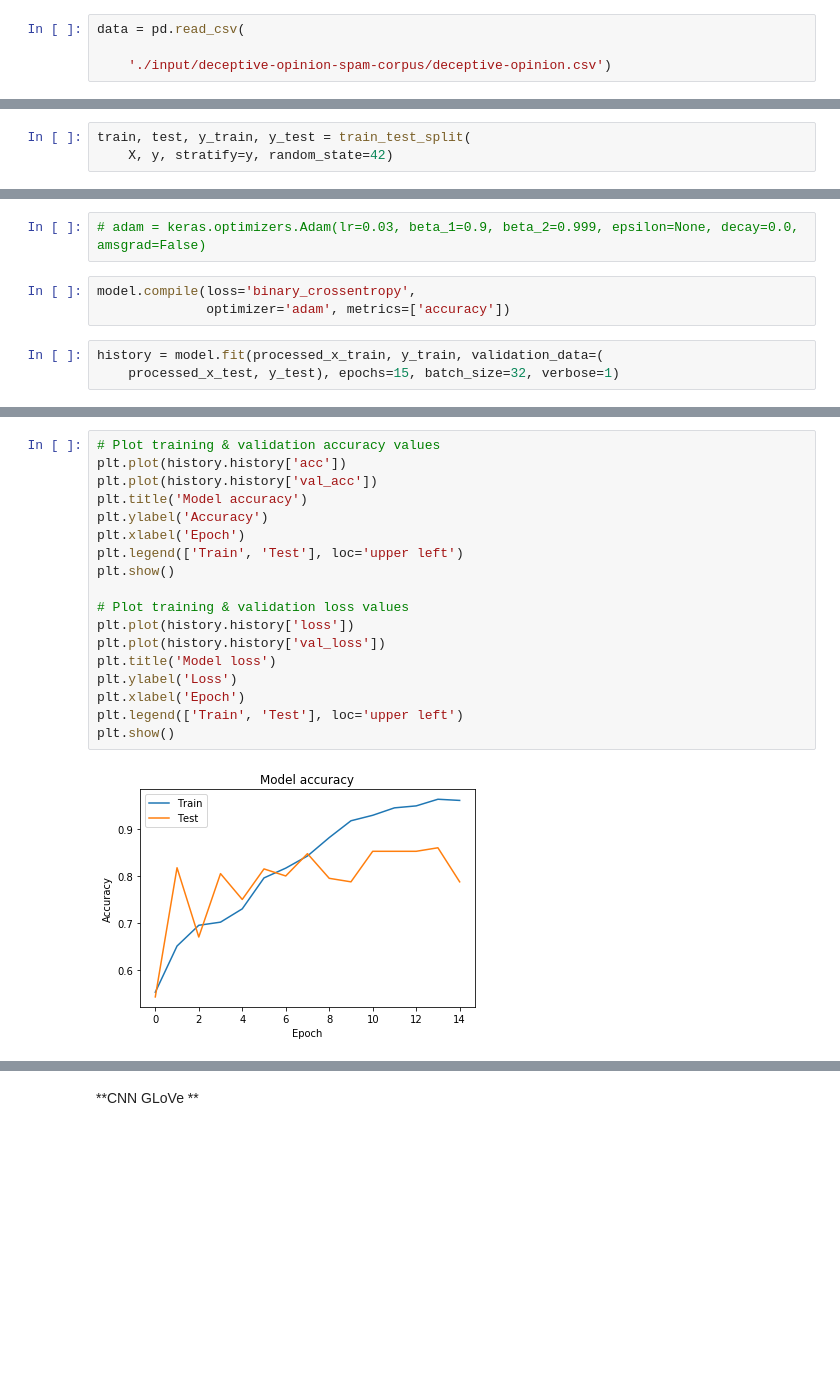
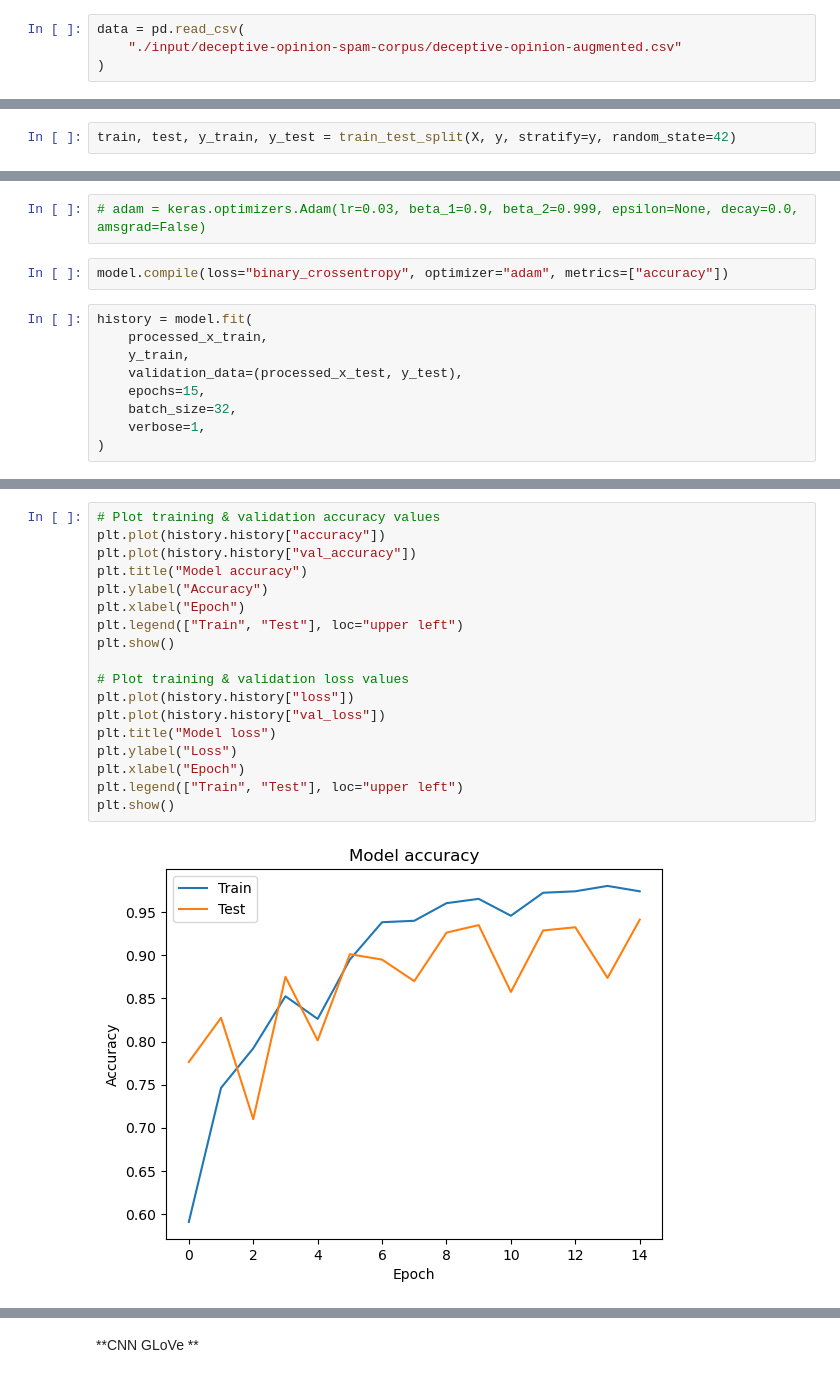
Before and after one commit to MaddogQ/SpamClassification, a Jupyter notebook: LSTM-Conv1D-glove100D.ipynb, the cells around one changed output, grey strips where cells are left out. Cells and saved outputs as stored; diff of their text form; blank space fills up the shorter version.

Commit message:
update: run on augmented data

```diff
--- a/LSTM-Conv1D-glove100D.ipynb
+++ b/LSTM-Conv1D-glove100D.ipynb
@@ -39,8 +42,8 @@ from keras.callbacks import EarlyStopping
 from keras.regularizers import l2
 # %%
 data = pd.read_csv(
-
-    './input/deceptive-opinion-spam-corpus/deceptive-opinion.csv')
+    "./input/deceptive-opinion-spam-corpus/deceptive-opinion-augmented.csv"
+)
 # %%
 data.head()
 # %% [output]
@@ -211,6 +232,5 @@ def text_to_wordlist(text):
 # %%
 X = X.map(lambda a: text_to_wordlist(a))
 # %%
-train, test, y_train, y_test = train_test_split(
-    X, y, stratify=y, random_state=42)
+train, test, y_train, y_test = train_test_split(X, y, stratify=y, random_state=42)
 # %%
@@ -345,10 +385,15 @@ _________________________________________________________________
 # %%
 # adam = keras.optimizers.Adam(lr=0.03, beta_1=0.9, beta_2=0.999, epsilon=None, decay=0.0, amsgrad=False)
 # %%
-model.compile(loss='binary_crossentropy',
-              optimizer='adam', metrics=['accuracy'])
+model.compile(loss="binary_crossentropy", optimizer="adam", metrics=["accuracy"])
 # %%
-history = model.fit(processed_x_train, y_train, validation_data=(
-    processed_x_test, y_test), epochs=15, batch_size=32, verbose=1)
+history = model.fit(
+    processed_x_train,
+    y_train,
+    validation_data=(processed_x_test, y_test),
+    epochs=15,
+    batch_size=32,
+    verbose=1,
+)
 # %% [output]
 Epoch 1/15
@@ -363,20 +423,20 @@ model.evaluate(processed_x_test, y_test)
 # %%
 # Plot training & validation accuracy values
-plt.plot(history.history['acc'])
-plt.plot(history.history['val_acc'])
-plt.title('Model accuracy')
-plt.ylabel('Accuracy')
-plt.xlabel('Epoch')
-plt.legend(['Train', 'Test'], loc='upper left')
+plt.plot(history.history["accuracy"])
+plt.plot(history.history["val_accuracy"])
+plt.title("Model accuracy")
+plt.ylabel("Accuracy")
+plt.xlabel("Epoch")
+plt.legend(["Train", "Test"], loc="upper left")
 plt.show()
 
 # Plot training & validation loss values
-plt.plot(history.history['loss'])
-plt.plot(history.history['val_loss'])
-plt.title('Model loss')
-plt.ylabel('Loss')
-plt.xlabel('Epoch')
-plt.legend(['Train', 'Test'], loc='upper left')
+plt.plot(history.history["loss"])
+plt.plot(history.history["val_loss"])
+plt.title("Model loss")
+plt.ylabel("Loss")
+plt.xlabel("Epoch")
+plt.legend(["Train", "Test"], loc="upper left")
 plt.show()
 # %% [output]
-[figure, old version]
+[figure, new version]
```
Also changed, not shown: parts of 35 cells of this notebook, 1 other file.
